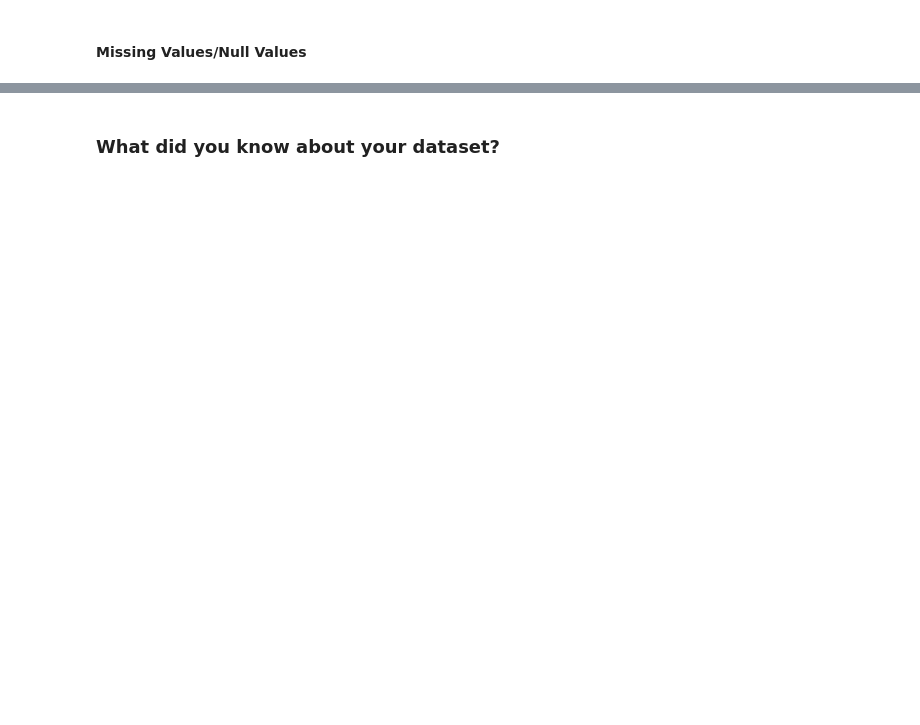
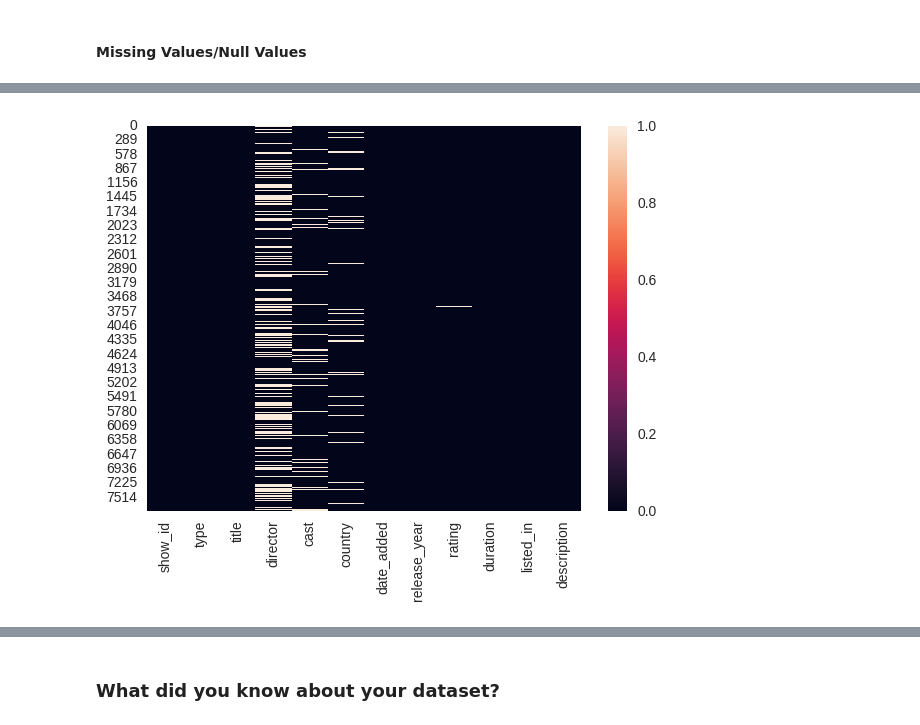
Before and after one commit to Amrit007-droid/Netflix_Movies_And_TvShows_Clustering_, a Jupyter notebook: Amrit_Saikia_Netflix_Movies_And_TvShows_Clustering_.ipynb, the cells around one changed output, grey strips where cells are left out. Drawn from its saved outputs; the diff is of its cells as text; code cells hidden in the pictures; blank space fills up the shorter version.

```diff
--- a/Amrit_Saikia_Netflix_Movies_And_TvShows_Clustering_.ipynb
+++ b/Amrit_Saikia_Netflix_Movies_And_TvShows_Clustering_.ipynb
@@ -116,3 +182,6 @@ M - Multivariate Analysis
+# %%
+# Loading the dataset
+df = pd.read_csv("/content/drive/MyDrive/Projects(Almabetter)/NETFLIX MOVIES AND TV SHOWS CLUSTERING.csv")
 # %% [markdown]
 ### Dataset First View
 # %%
@@ -137,0 +272,8 @@ M - Multivariate Analysis
+# %%
+# Visualizing the missing values
+# Checking Null Value by plotting Heatmap
+plt.figure(figsize=(7,5))
+sns.heatmap(df.isnull(), cbar=True)
+plt.show()
+# %% [output]
+[figure, added]
```
Also changed, not shown: parts of 19 cells of this notebook.
